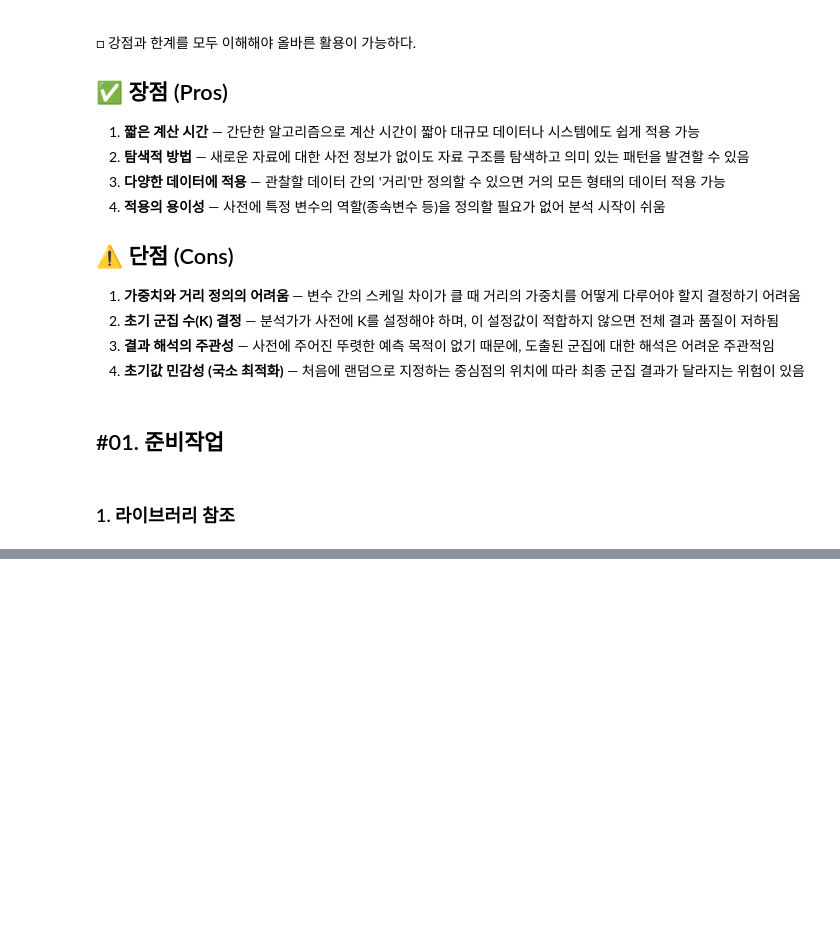
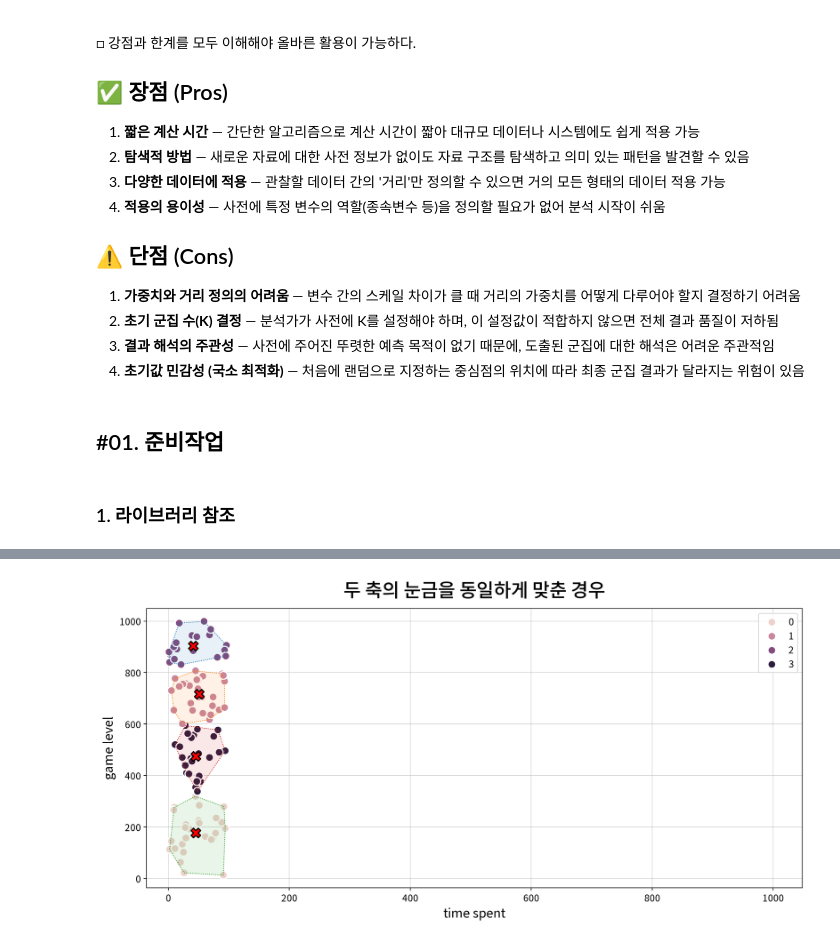
Before and after one commit to choi-yeonju/Python-Basics, a Jupyter notebook: [LAB-02] 비지도 학습/[LAB-02] 비지도 학습ㅣ02-KMeans 군집분석(실습코드) yeonju.ipynb, the cells around one changed output, grey strips where cells are left out. Saved outputs shown, nothing was run; the diff lists cells and outputs as text; code cells hidden in the pictures; blank space fills up the shorter version.

```diff
--- a/[LAB-02] 비지도 학습/[LAB-02] 비지도 학습ㅣ02-KMeans 군집분석(실습코드) yeonju.ipynb
+++ b/[LAB-02] 비지도 학습/[LAB-02] 비지도 학습ㅣ02-KMeans 군집분석(실습코드) yeonju.ipynb
@@ -120,0 +260,18 @@ IndentationError: expected an indented block after 'for' statement on line 686 (
+# %%
+x_field = "time spent"
+y_field = "game level"
+
+fig, ax = my_plot.init(title="두 축의 눈금을 동일하게 맞춘 경우",
+                        xlabel=x_field, ylabel=y_field)
+
+my_plot.scatterplot(data=df, x=x_field, y=y_field, hue="그룹번호",
+                     outline=True, ax=ax)
+my_plot.scatterplot(data=center_df, x="x", y="y", marker="X",
+                     size=150, color="#ff0000", edgecolor="#000000", ax=ax)
+
+# x축의 범위를 y축과 동일하게 설정
+ax.set_xlim(ax.get_ylim())
+
+my_plot.show()
+# %% [output]
+[figure, added]
```
Also changed, not shown: parts of 41 cells of this notebook, 16 other files.
